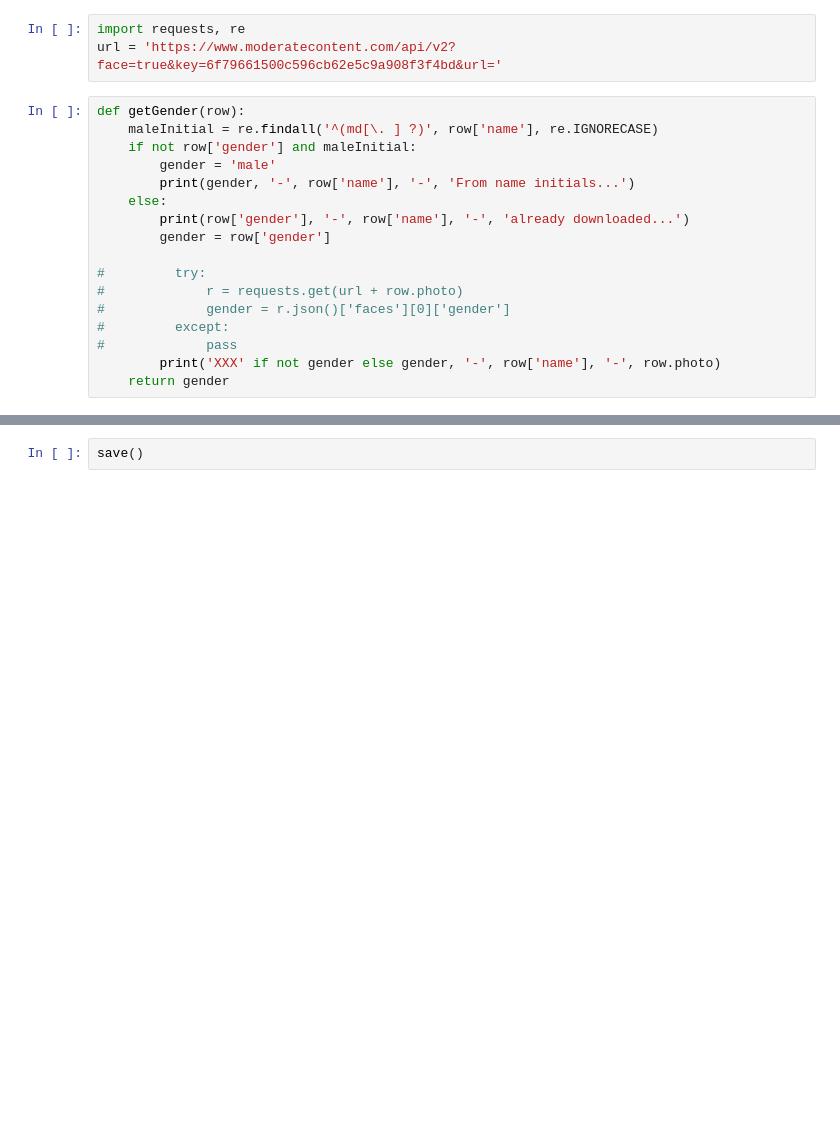
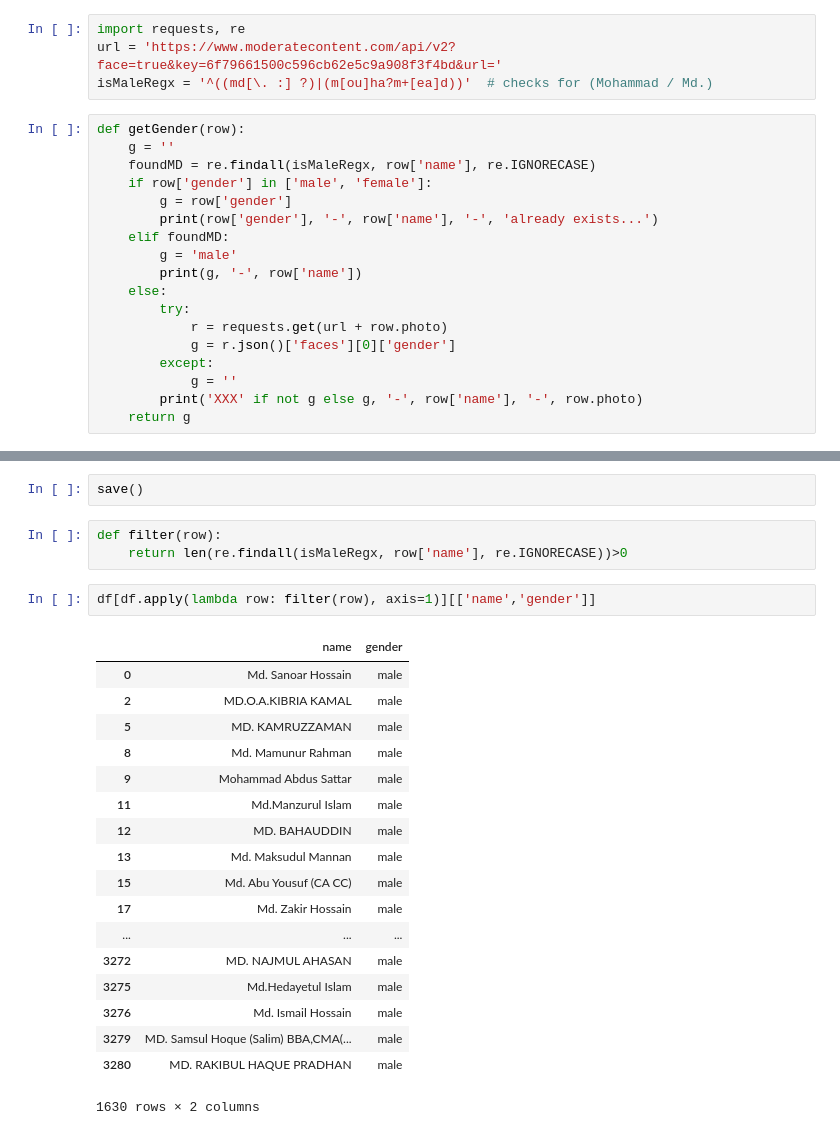
Before and after one commit to meTowhid/ResumeRecommendation, a Jupyter notebook: raw/DataCleanup.ipynb, the cells around one changed output, grey strips where cells are left out. Drawn from its saved outputs; the diff is of its cells as text; blank space fills up the shorter version.

Commit message:
gender column generated in raw data

```diff
--- a/raw/DataCleanup.ipynb
+++ b/raw/DataCleanup.ipynb
@@ -16,21 +18,23 @@ def save():
 # %%
 import requests, re
 url = 'https://www.moderatecontent.com/api/v2?face=true&key=6f79661500c596cb62e5c9a908f3f4bd&url='
+isMaleRegx = '^((md[\. :] ?)|(m[ou]ha?m+[ea]d))'  # checks for (Mohammad / Md.)
 # %%
 def getGender(row):
-    maleInitial = re.findall('^(md[\. ] ?)', row['name'], re.IGNORECASE)
-    if not row['gender'] and maleInitial:
-        gender = 'male'
-        print(gender, '-', row['name'], '-', 'From name initials...')
+    g = ''
+    foundMD = re.findall(isMaleRegx, row['name'], re.IGNORECASE)
+    if row['gender'] in ['male', 'female']:
+        g = row['gender']
+        print(row['gender'], '-', row['name'], '-', 'already exists...')
+    elif foundMD:
+        g = 'male'
+        print(g, '-', row['name'])
     else:
-        print(row['gender'], '-', row['name'], '-', 'already downloaded...')
-        gender = row['gender']
-
-#         try:
-#             r = requests.get(url + row.photo)
-#             gender = r.json()['faces'][0]['gender']
-#         except:
-#             pass
-        print('XXX' if not gender else gender, '-', row['name'], '-', row.photo)
-    return gender
+        try:
+            r = requests.get(url + row.photo)
+            g = r.json()['faces'][0]['gender']
+        except:
+            g = ''
+        print('XXX' if not g else g, '-', row['name'], '-', row.photo)
+    return g
 # %%
@@ -57,2 +61,26 @@ nan - Subarn
 # %%
 save()
+# %%
+def filter(row):
+    return len(re.findall(isMaleRegx, row['name'], re.IGNORECASE))>0
+# %%
+df[df.apply(lambda row: filter(row), axis=1)][['name','gender']]
+# %% [output]
+|  | name | gender |
+| 0 | Md. Sanoar Hossain | male |
+| 2 | MD.O.A.KIBRIA KAMAL | male |
+| 5 | MD. KAMRUZZAMAN | male |
+| 8 | Md. Mamunur Rahman | male |
+| 9 | Mohammad Abdus Sattar | male |
+| 11 | Md.Manzurul Islam | male |
+| 12 | MD. BAHAUDDIN | male |
+| 13 | Md. Maksudul Mannan | male |
+| 15 | Md. Abu Yousuf (CA CC) | male |
+| 17 | Md. Zakir Hossain | male |
+| ... | ... | ... |
+| 3272 | MD. NAJMUL AHASAN | male |
+| 3275 | Md.Hedayetul Islam | male |
+| 3276 | Md. Ismail Hossain | male |
+| 3279 | MD. Samsul Hoque (Salim) BBA,CMA(... | male |
+| 3280 | MD. RAKIBUL HAQUE PRADHAN | male |
+1630 rows × 2 columns
```
Also changed, not shown: parts of 3 cells of this notebook, 1 other file.
